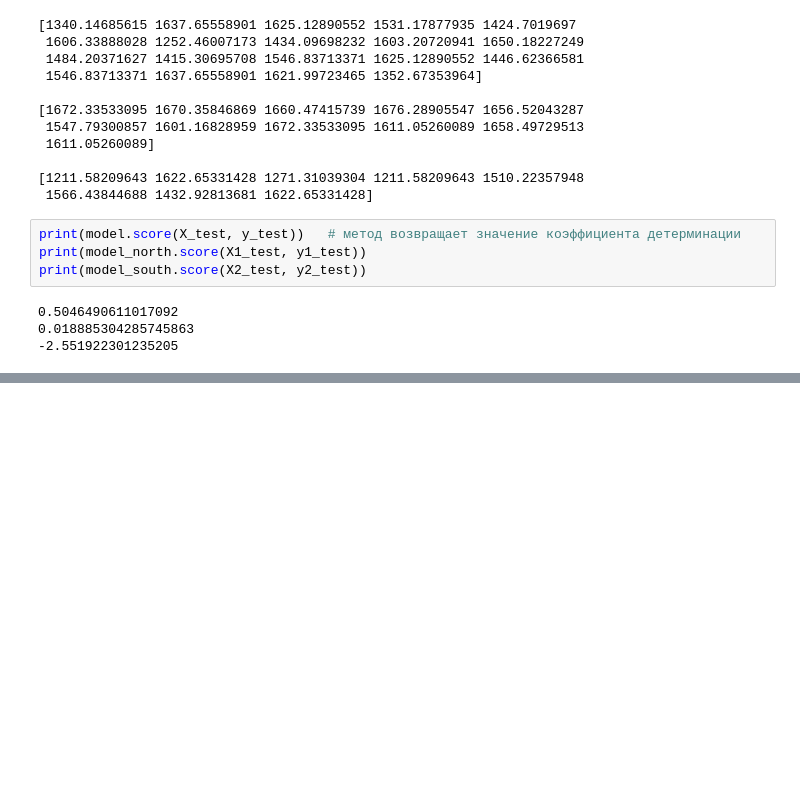
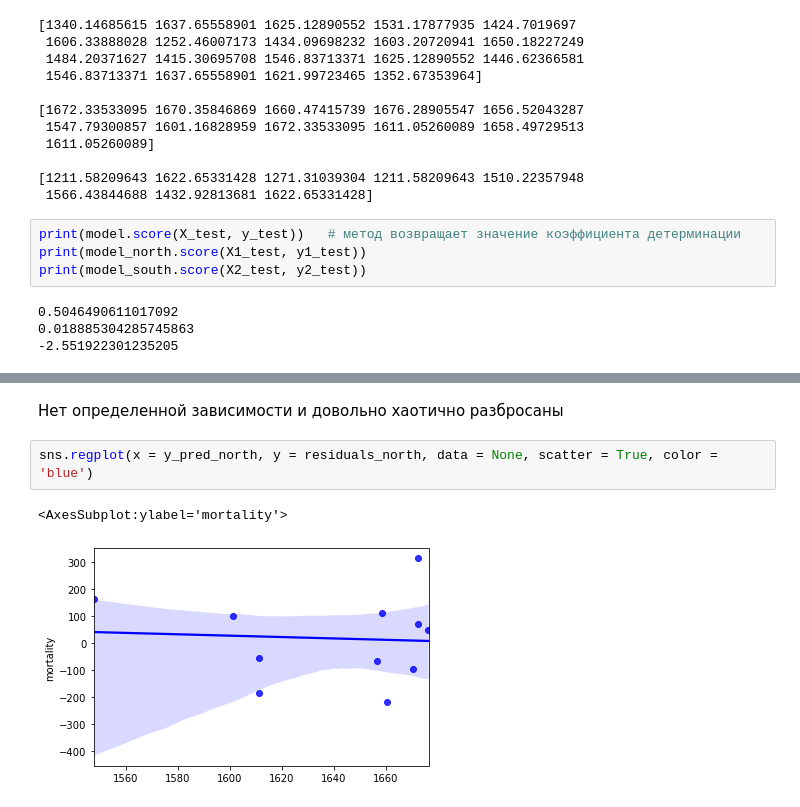
Before and after one commit to aeefr/Efros_AE_lesson34_PYDA_21, a Jupyter notebook: Efros_AE_lesson34_PYDA_21.ipynb, the cells around one changed output, grey strips where cells are left out. Cells and saved outputs as stored; diff of their text form; blank space fills up the shorter version.

```diff
--- a/Efros_AE_lesson34_PYDA_21.ipynb
+++ b/Efros_AE_lesson34_PYDA_21.ipynb
@@ -169,0 +165,7 @@ plt.plot(X2_test, y_pred_south, c='r')
+# %% [markdown]
+Нет определенной зависимости и довольно хаотично разбросаны
+# %%
+sns.regplot(x = y_pred_north, y = residuals_north, data = None, scatter = True, color = 'blue')
+# %% [output]
+<AxesSubplot:ylabel='mortality'>
+[figure, added]
```
Also changed, not shown: parts of 10 cells of this notebook, 1 other file.
